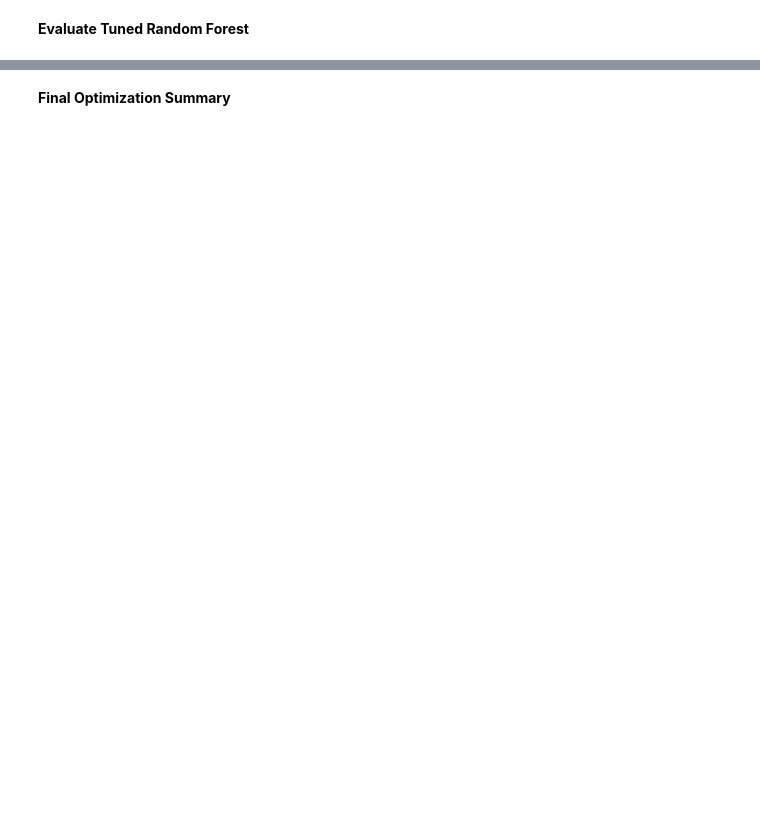
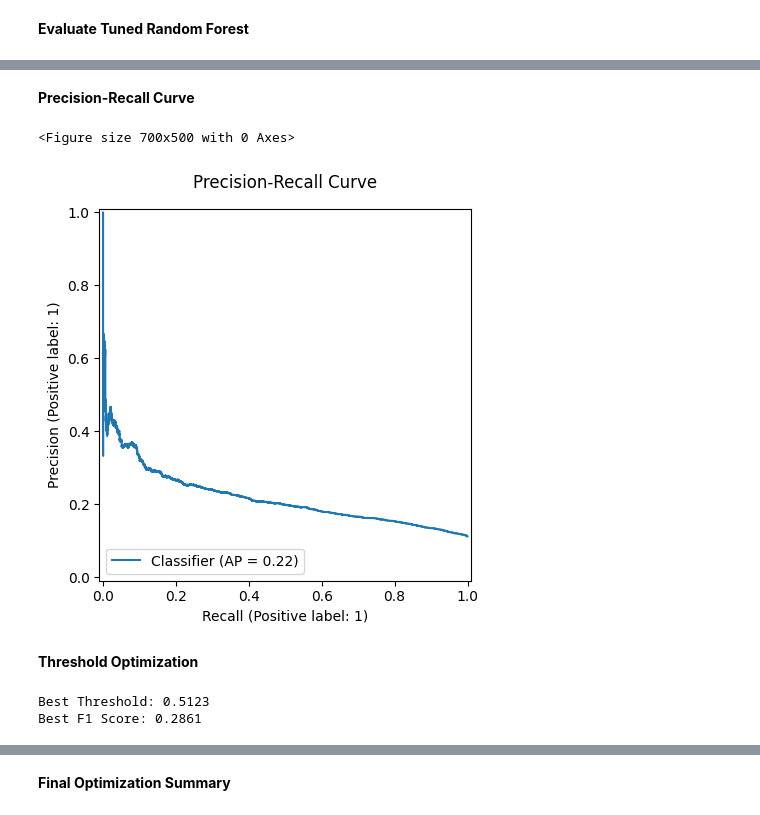
Before and after one commit to bahmedx/730, a Jupyter notebook: Real_World_AI_Driven_Analytics_Project_Part_2.ipynb, the cells around one changed output, grey strips where cells are left out. Cells and saved outputs as stored; diff of their text form; code cells hidden in the pictures; blank space fills up the shorter version.

```diff
--- a/Real_World_AI_Driven_Analytics_Project_Part_2.ipynb
+++ b/Real_World_AI_Driven_Analytics_Project_Part_2.ipynb
@@ -2018,0 +1812,75 @@ plt.show()
+# %% [markdown]
+**Precision-Recall Curve**
+# %%
+# ============================================================
+# Precision-Recall Curve
+# ============================================================
+
+from sklearn.metrics import (
+    PrecisionRecallDisplay
+)
+
+plt.figure(figsize=(7, 5))
+
+PrecisionRecallDisplay.from_predictions(
+    y_test,
+    tuned_prob
+)
+
+plt.title(
+    "Precision-Recall Curve",
+    pad=15
+)
+
+plt.tight_layout()
+plt.show()
+# %% [output]
+<Figure size 700x500 with 0 Axes>
+[figure, added]
+# %% [markdown]
+**Threshold Optimization**
+# %%
+# ============================================================
+# Identify Optimal Threshold
+# ============================================================
+
+from sklearn.metrics import (
+    precision_recall_curve
+)
+
+precision_values, recall_values, thresholds = (
+    precision_recall_curve(
+        y_test,
+        tuned_prob
+    )
+)
+
+f1_scores = (
+    2
+    * precision_values[:-1]
+    * recall_values[:-1]
+) / (
+    precision_values[:-1]
+    + recall_values[:-1]
+)
+
+best_idx = np.argmax(
+    f1_scores
+)
+
+best_threshold = thresholds[
+    best_idx
+]
+
+print(
+    f"Best Threshold: "
+    f"{best_threshold:.4f}"
+)
+
+print(
+    f"Best F1 Score: "
+    f"{f1_scores[best_idx]:.4f}"
+)
+# %% [output]
+Best Threshold: 0.5123
+Best F1 Score: 0.2861
```
Also changed, not shown: parts of 26 cells of this notebook.
